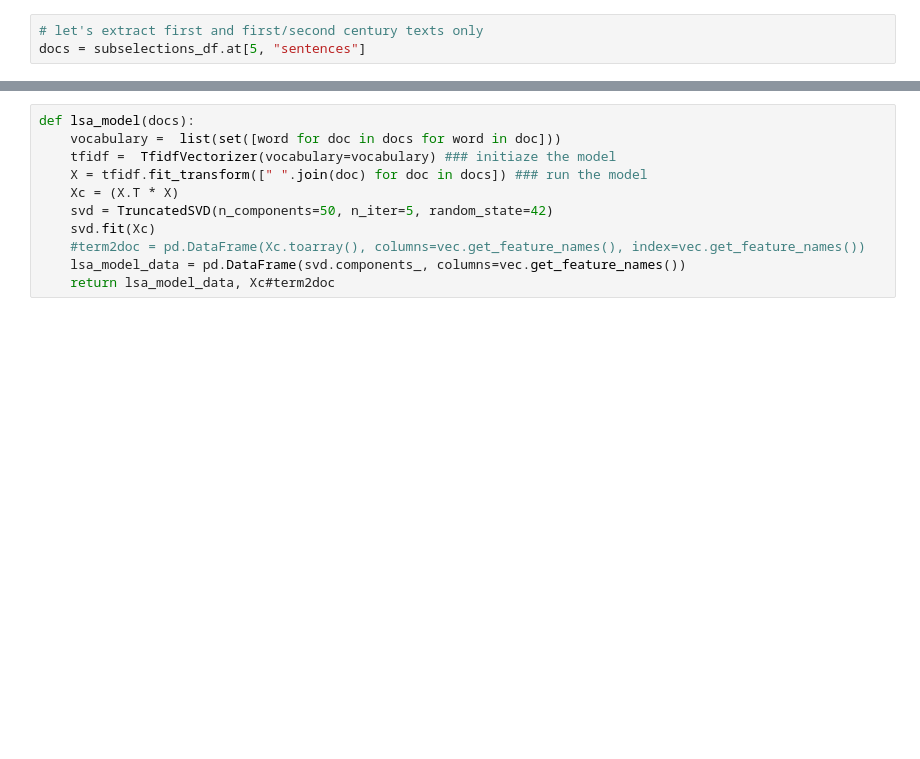
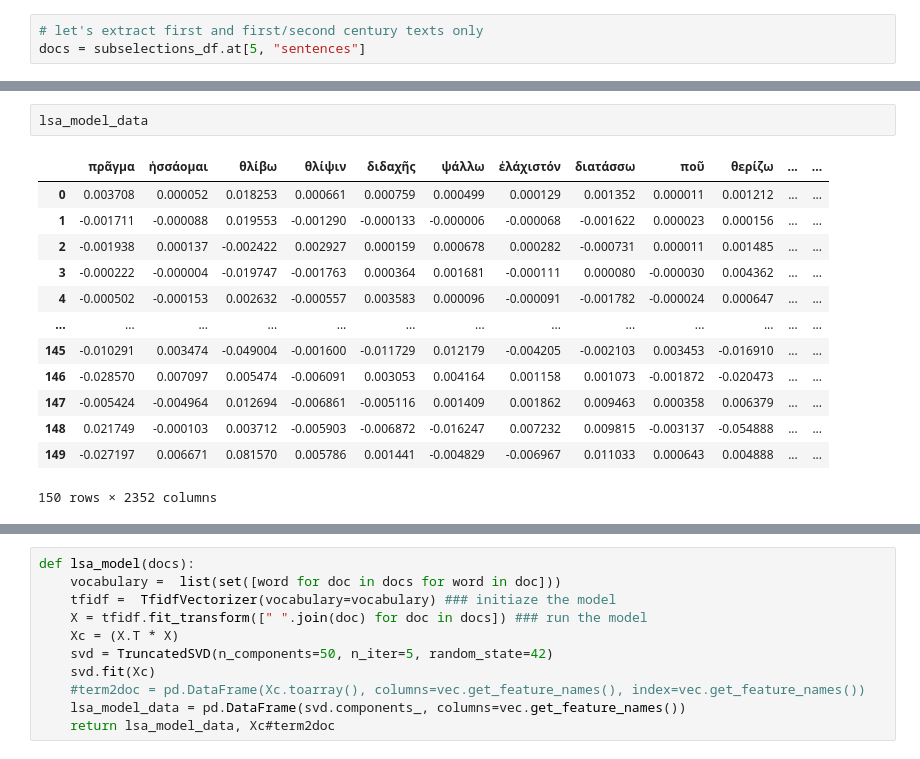
Before and after one commit to kasev/ECCE, a Jupyter notebook: scripts/LSA.ipynb, the cells around one changed output, grey strips where cells are left out. Saved outputs shown, nothing was run; the diff lists cells and outputs as text; blank space fills up the shorter version.

```diff
--- a/scripts/LSA.ipynb
+++ b/scripts/LSA.ipynb
@@ -313,0 +324,16 @@ bow_doc2term.todense()
+# %%
+lsa_model_data
+# %% [output]
+|  | πρᾶγμα | ἡσσάομαι | θλίβω | θλίψιν | διδαχῆς | ψάλλω | ἐλάχιστόν | διατάσσω | ποῦ | θερίζω | ... | ... |
+| 0 | 0.003708 | 0.000052 | 0.018253 | 0.000661 | 0.000759 | 0.000499 | 0.000129 | 0.001352 | 0.000011 | 0.001212 | ... | ... |
+| 1 | -0.001711 | -0.000088 | 0.019553 | -0.001290 | -0.000133 | -0.000006 | -0.000068 | -0.001622 | 0.000023 | 0.000156 | ... | ... |
+| 2 | -0.001938 | 0.000137 | -0.002422 | 0.002927 | 0.000159 | 0.000678 | 0.000282 | -0.000731 | 0.000011 | 0.001485 | ... | ... |
+| 3 | -0.000222 | -0.000004 | -0.019747 | -0.001763 | 0.000364 | 0.001681 | -0.000111 | 0.000080 | -0.000030 | 0.004362 | ... | ... |
+| 4 | -0.000502 | -0.000153 | 0.002632 | -0.000557 | 0.003583 | 0.000096 | -0.000091 | -0.001782 | -0.000024 | 0.000647 | ... | ... |
+| ... | ... | ... | ... | ... | ... | ... | ... | ... | ... | ... | ... | ... |
+| 145 | -0.010291 | 0.003474 | -0.049004 | -0.001600 | -0.011729 | 0.012179 | -0.004205 | -0.002103 | 0.003453 | -0.016910 | ... | ... |
+| 146 | -0.028570 | 0.007097 | 0.005474 | -0.006091 | 0.003053 | 0.004164 | 0.001158 | 0.001073 | -0.001872 | -0.020473 | ... | ... |
+| 147 | -0.005424 | -0.004964 | 0.012694 | -0.006861 | -0.005116 | 0.001409 | 0.001862 | 0.009463 | 0.000358 | 0.006379 | ... | ... |
+| 148 | 0.021749 | -0.000103 | 0.003712 | -0.005903 | -0.006872 | -0.016247 | 0.007232 | 0.009815 | -0.003137 | -0.054888 | ... | ... |
+| 149 | -0.027197 | 0.006671 | 0.081570 | 0.005786 | 0.001441 | -0.004829 | -0.006967 | 0.011033 | 0.000643 | 0.004888 | ... | ... |
+150 rows × 2352 columns
```
Also changed, not shown: parts of 31 cells of this notebook, 1 other file.
